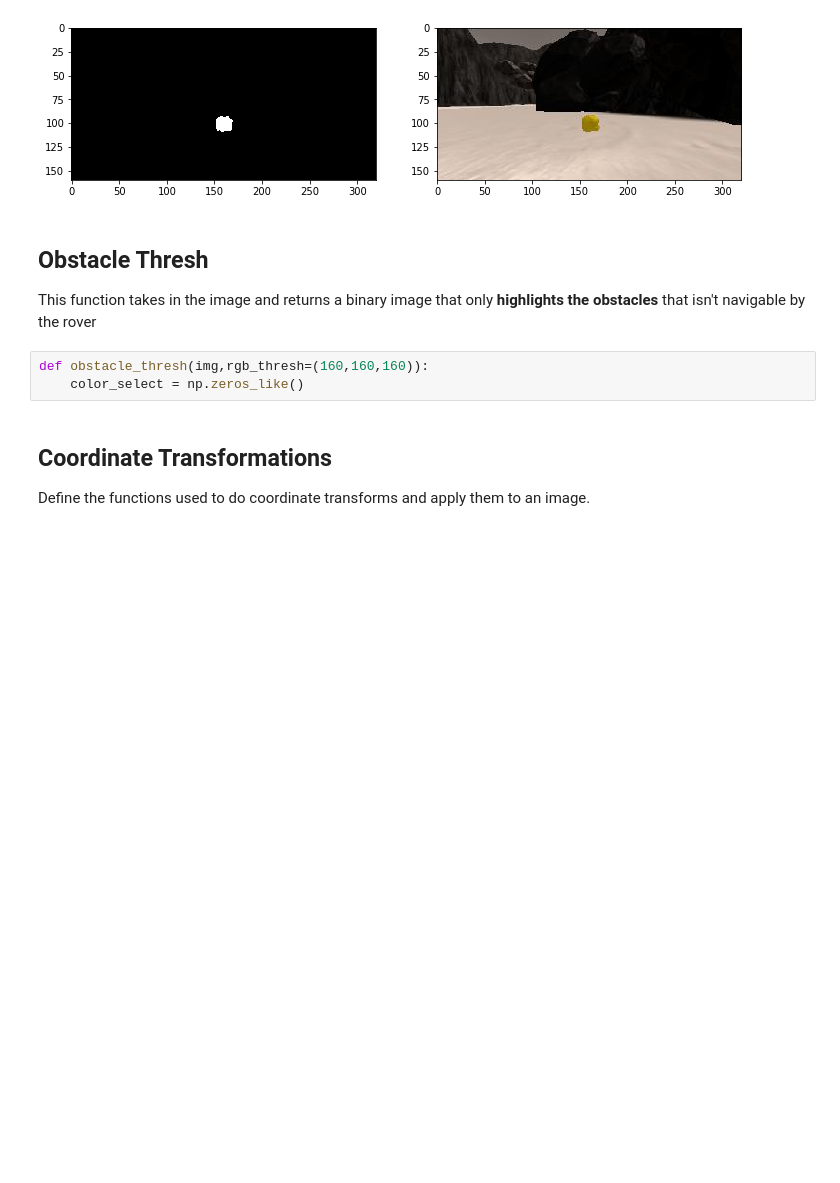
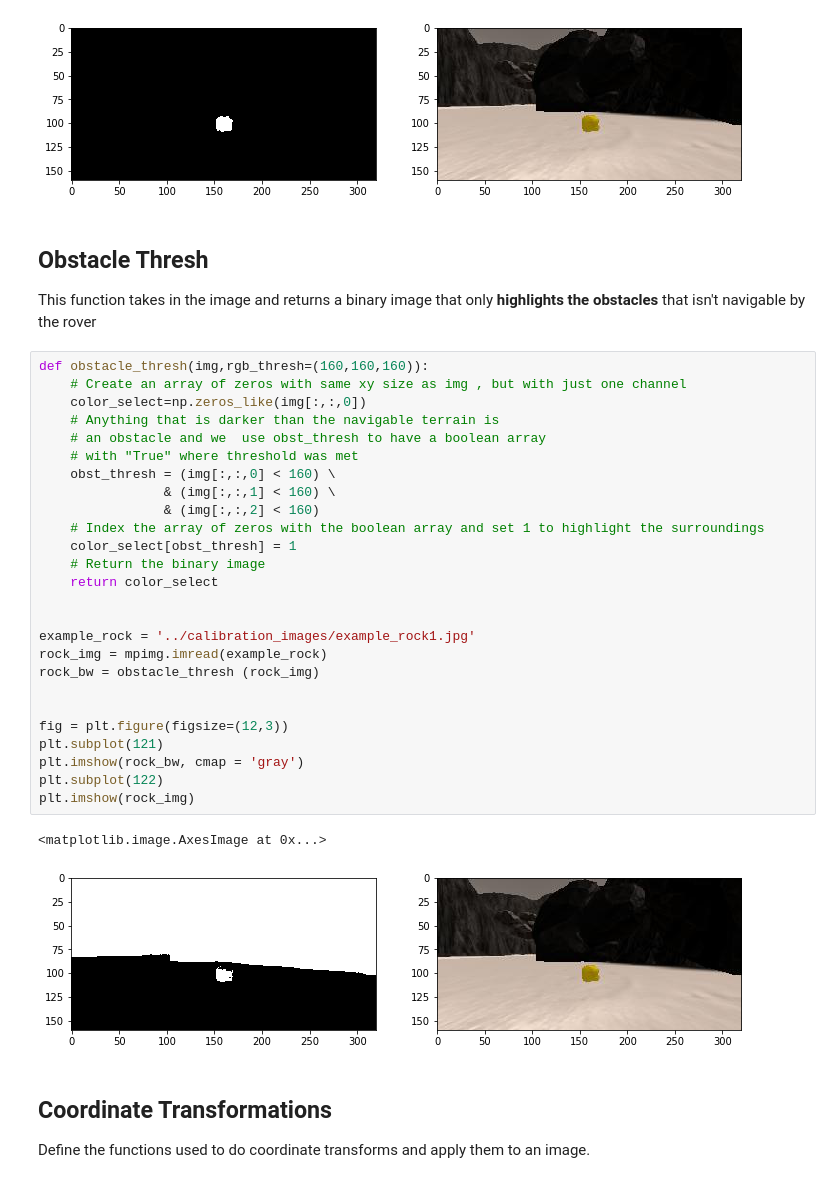
Before and after one commit to VihaanAkshaay/RoboND-Rover-Project, a Jupyter notebook: code/Rover_Project_Test_Notebook.ipynb, the cells around one changed output. Drawn from its saved outputs; the diff is of its cells as text; blank space fills up the shorter version.

```diff
--- a/code/Rover_Project_Test_Notebook.ipynb
+++ b/code/Rover_Project_Test_Notebook.ipynb
@@ -176,9 +176,35 @@ plt.imshow(rock_img)
 # %% [markdown]
 ## Obstacle Thresh
 This function takes in the image and returns a binary image that only **highlights the obstacles** that isn't navigable by the rover
-# %%
-def obstacle_thresh(img,rgb_thresh=(160,160,160)):
-    color_select = np.zeros_like()
+# %%
+def obstacle_thresh(img,rgb_thresh=(160,160,160)):
+    # Create an array of zeros with same xy size as img , but with just one channel
+    color_select=np.zeros_like(img[:,:,0])
+    # Anything that is darker than the navigable terrain is
+    # an obstacle and we  use obst_thresh to have a boolean array
+    # with "True" where threshold was met
+    obst_thresh = (img[:,:,0] < 160) \
+                & (img[:,:,1] < 160) \
+                & (img[:,:,2] < 160)
+    # Index the array of zeros with the boolean array and set 1 to highlight the surroundings
+    color_select[obst_thresh] = 1
+    # Return the binary image
+    return color_select
+
+
+example_rock = '../calibration_images/example_rock1.jpg'
+rock_img = mpimg.imread(example_rock)
+rock_bw = obstacle_thresh (rock_img)
+
+
+fig = plt.figure(figsize=(12,3))
+plt.subplot(121)
+plt.imshow(rock_bw, cmap = 'gray')
+plt.subplot(122)
+plt.imshow(rock_img)
+# %% [output]
+<matplotlib.image.AxesImage at 0x...>
+[figure, added]
 # %% [markdown]
 ## Coordinate Transformations
 Define the functions used to do coordinate transforms and apply them to an image.
```
Also changed, not shown: parts of 1 cell of this notebook, 1 other file.
